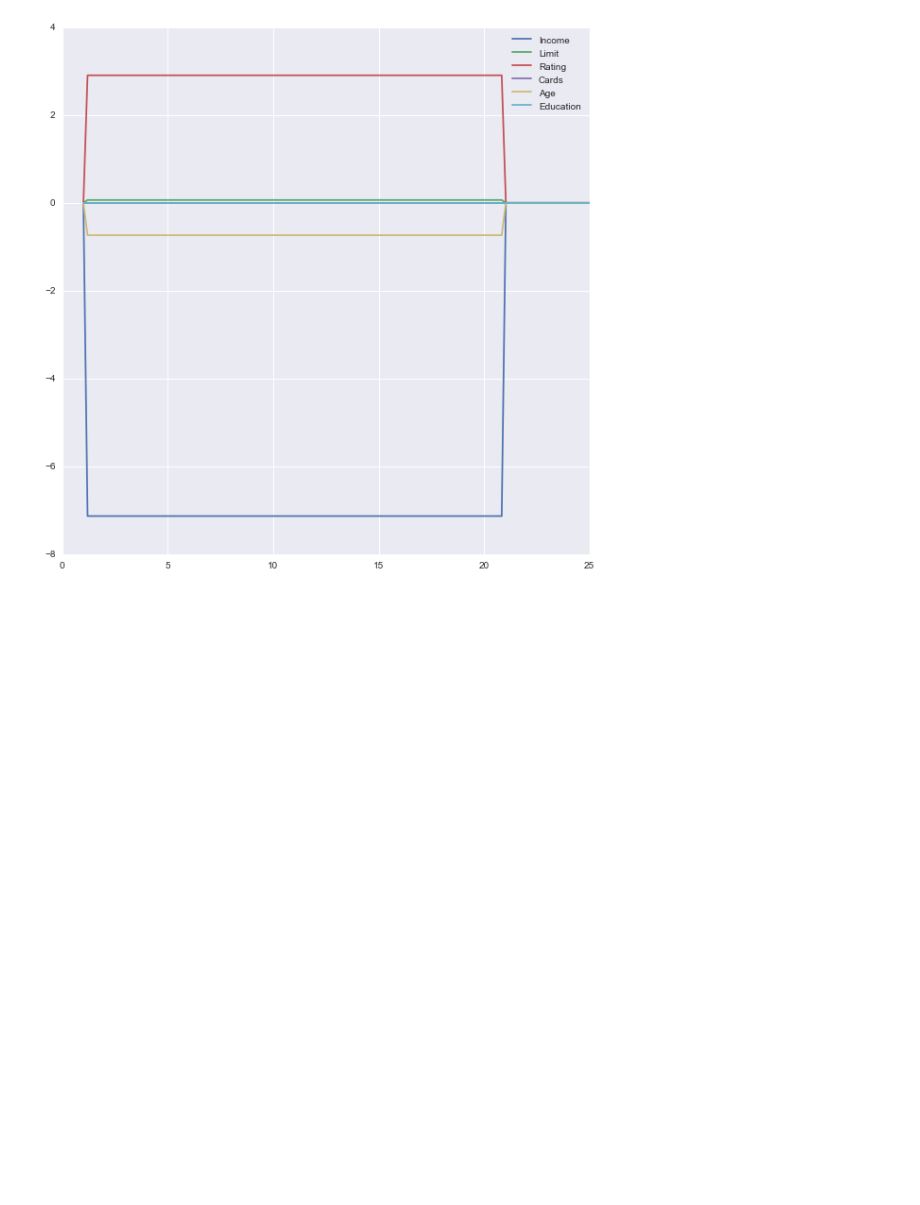
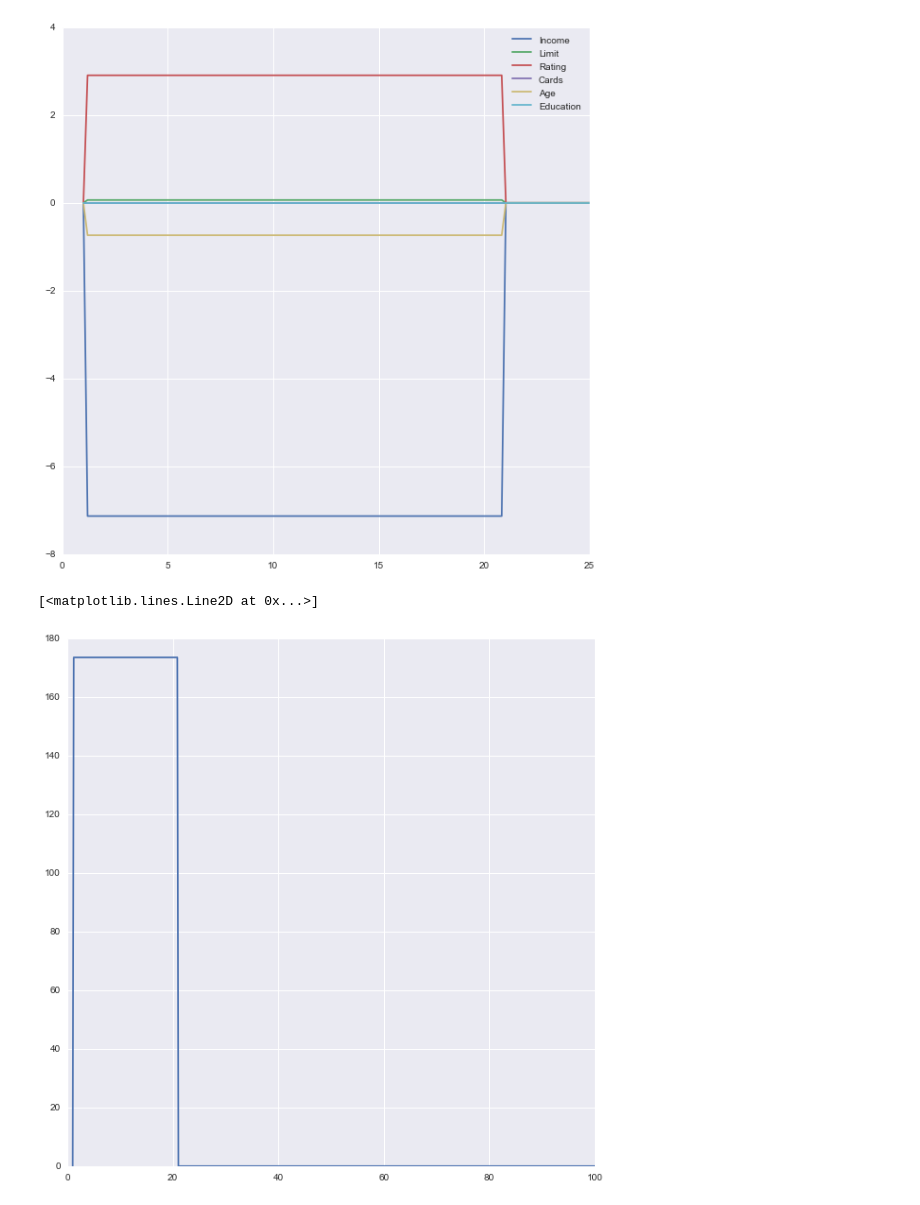
Before and after one commit to daniel-lozano/MCA, a Jupyter notebook: Aprendizaje_supervisado/Credit_cards_seaborn.ipynb, the cells around one changed output. Saved outputs shown, nothing was run; the diff lists cells and outputs as text; code cells hidden in the pictures; blank space fills up the shorter version.

```diff
--- a/Aprendizaje_supervisado/Credit_cards_seaborn.ipynb
+++ b/Aprendizaje_supervisado/Credit_cards_seaborn.ipynb
@@ -330,3 +330,8 @@ legend()
 500 500
 <matplotlib.legend.Legend at 0x...>
 [figure]
+# %%
+plot (A,ERR)
+# %% [output]
+[<matplotlib.lines.Line2D at 0x...>]
+[figure, added]
```
